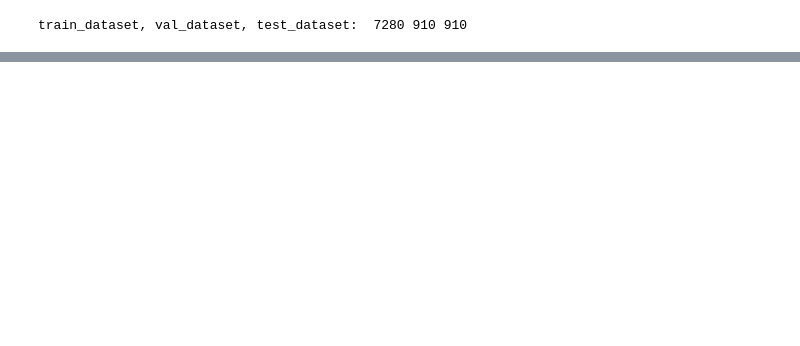
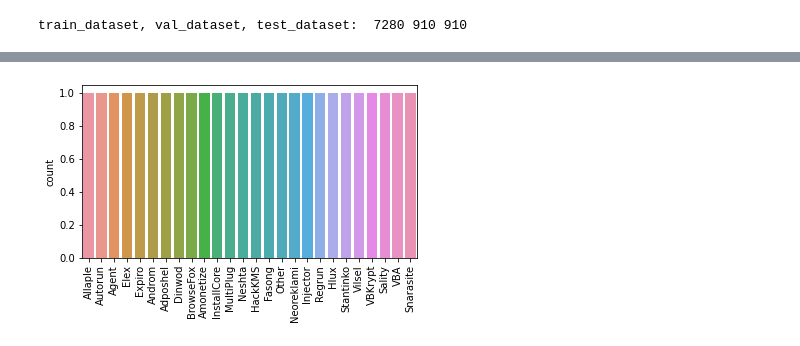
Before and after one commit to Steve-YJ/Colab_Exercise, a Jupyter notebook: [for_Paper]_post_graduate.ipynb, the cells around one changed output, grey strips where cells are left out. Cells and saved outputs as stored; diff of their text form; code cells hidden in the pictures; blank space fills up the shorter version.

```diff
--- a/[for_Paper]_post_graduate.ipynb
+++ b/[for_Paper]_post_graduate.ipynb
@@ -206,0 +263,8 @@ torch.Size([3, 454, 1810])
+# %%
+# How to list all subdirectories in a directory in Py
+
+import os
+root_dir = './malevis_train_val_224x224/train'
+
+for file in os.listdir(root_dir):
+    print(file)
@@ -206,0 +289,12 @@ torch.Size([3, 454, 1810])
+# %%
+import os
+
+root_dir = './malevis_train_val_224x224/train'
+malevis_dict = {}
+
+for file in os.listdir(root_dir):
+    num_file = len(os.listdir(os.path.join(root_dir, file)))
+    malevis_dict[file] = num_file
+
+
+print(malevis_dict)
@@ -206,0 +303,4 @@ torch.Size([3, 454, 1810])
+# %%
+df = pd.DataFrame.from_dict(malevis_dict, orient='index', columns=['count'])
+df = df.T
+df.head()
@@ -206,0 +314,11 @@ torch.Size([3, 454, 1810])
+# %%
+import seaborn as sns
+
+plt.figure()
+g = sns.countplot(data = df)
+g.set_xticklabels(g.get_xticklabels(), rotation=90)
+plt.subplots_adjust(bottom=0.28)
+plt.savefig('./num_of_samples_r90')
+plt.show()
+# %% [output]
+[figure, added]
```
Also changed, not shown: parts of 35 cells of this notebook.
